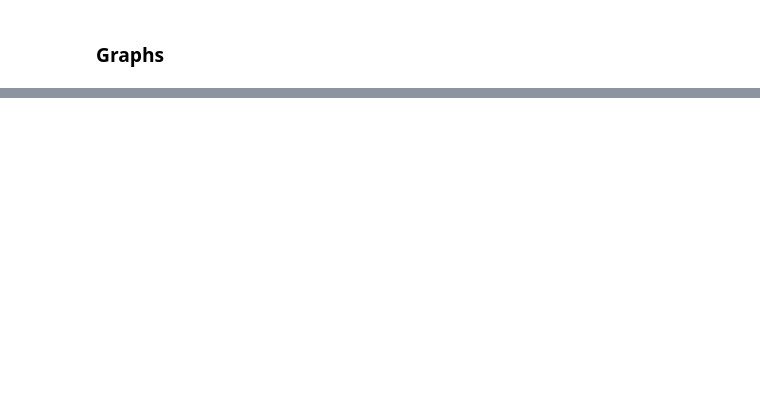
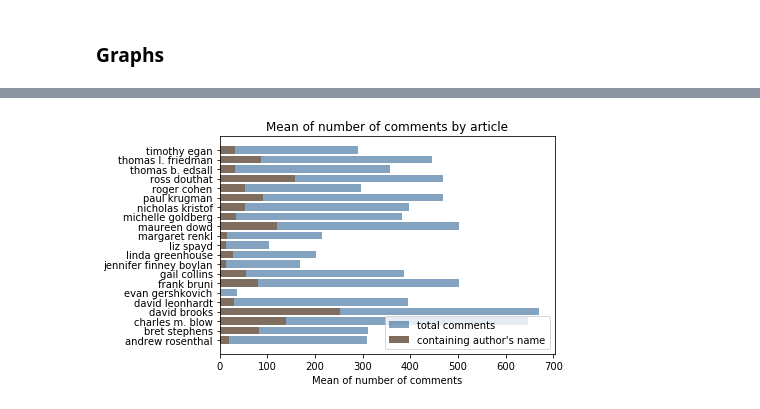
Before and after one commit to Naila-elh/NLP_NYT_comments, a Jupyter notebook: 1-clean-data.ipynb, the cells around one changed output, grey strips where cells are left out. Saved outputs shown, nothing was run; the diff lists cells and outputs as text; code cells hidden in the pictures; blank space fills up the shorter version.

```diff
--- a/1-clean-data.ipynb
+++ b/1-clean-data.ipynb
@@ -375,0 +365,10 @@ plt.show()
+# %%
+plt.barh(authors_statistics['author'], authors_statistics['nb_comments_by_article_total'], color=(0.2, 0.4, 0.6, 0.6), label='total comments')
+plt.barh(authors_statistics['author'], authors_statistics['nb_comments_by_article_test'], color='#7f6d5f', label="containing author's name")
+
+plt.title("Mean of number of comments by article")
+plt.xlabel('Mean of number of comments')
+plt.legend()
+plt.show()
+# %% [output]
+[figure, added]
```
Also changed, not shown: parts of 6 cells of this notebook.
